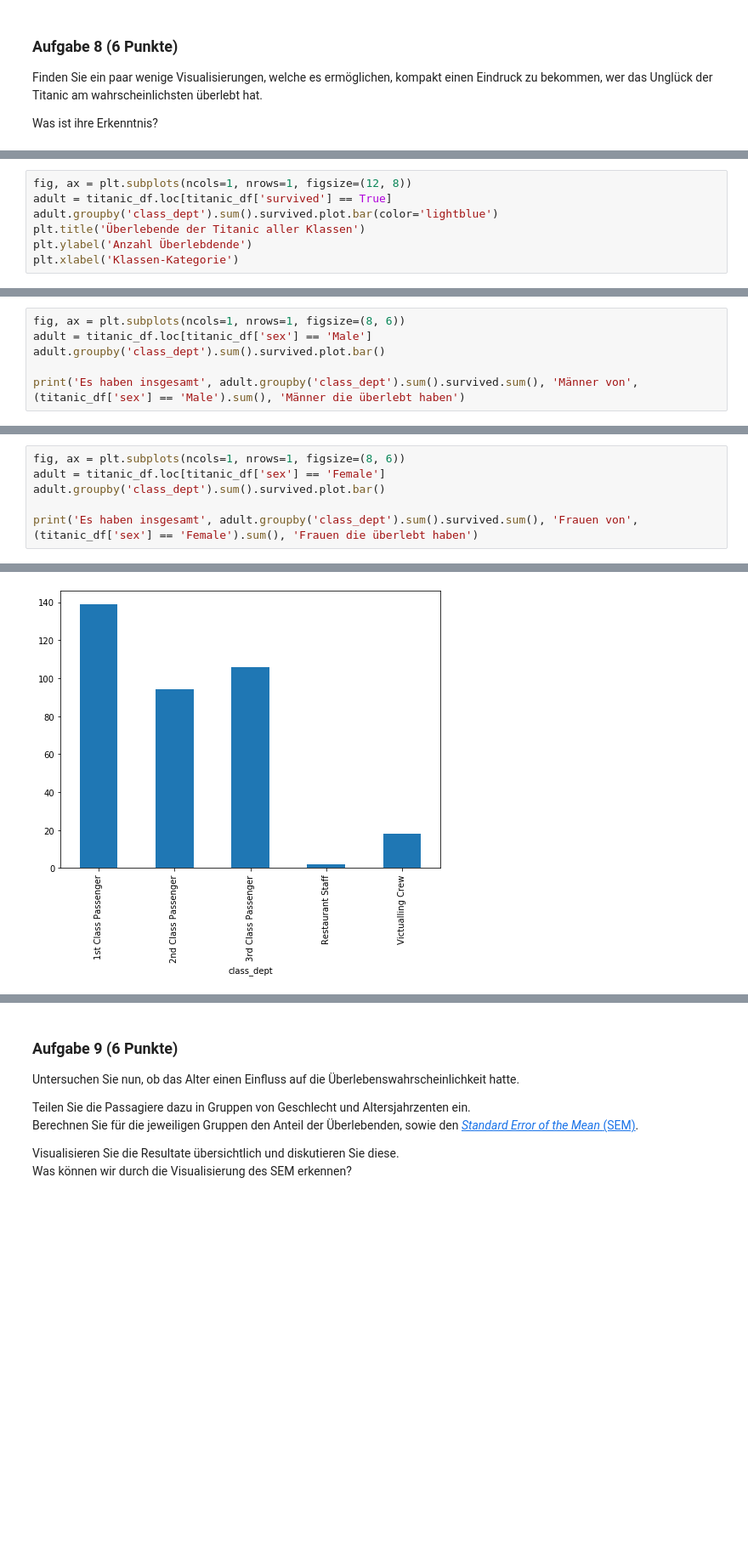
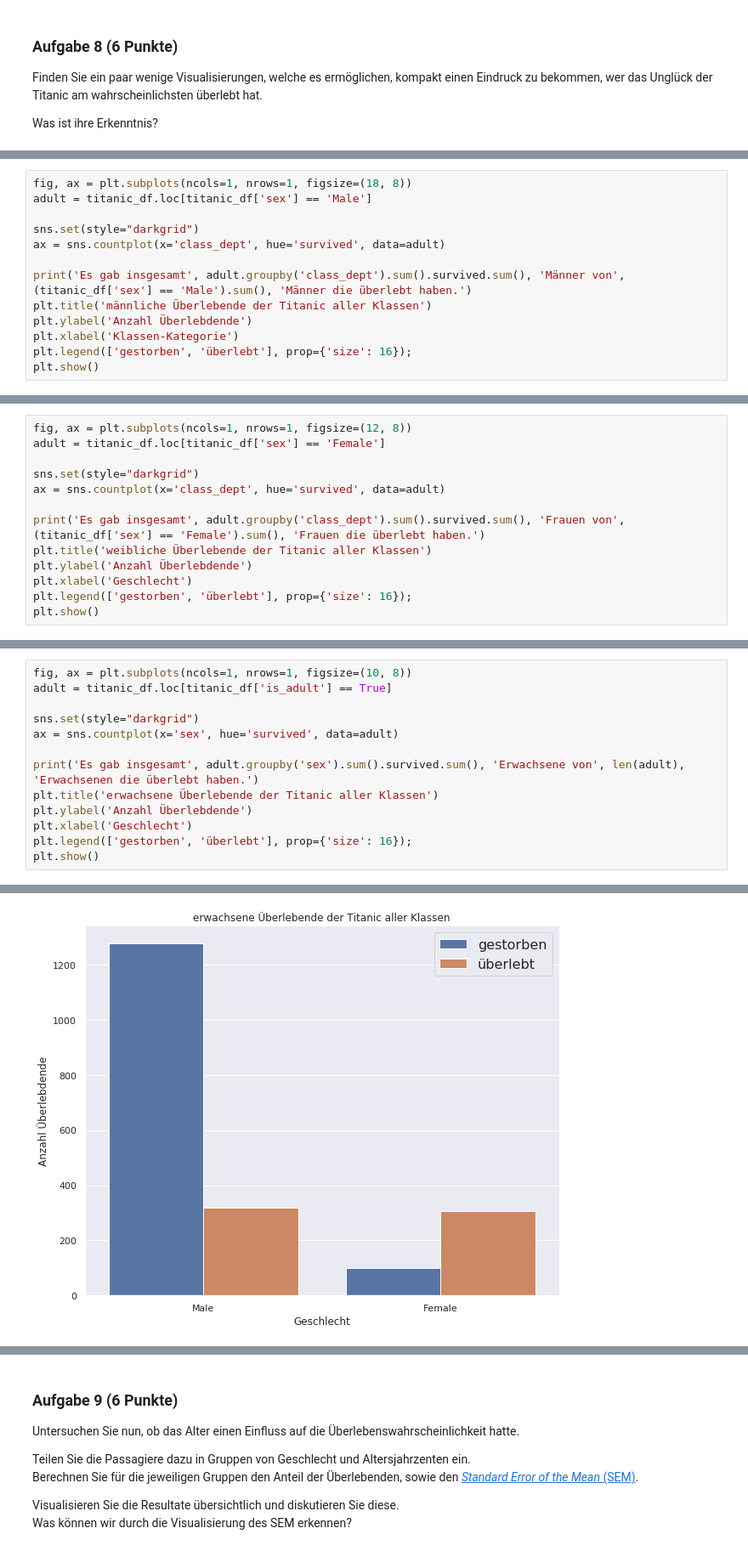
Before and after one commit to JuliaLauraMueller/dsp_hs2019, a Jupyter notebook: assignments/assignment11/exercise11.ipynb, the cells around one changed output, grey strips where cells are left out. Shown at 85% size. Saved outputs shown, nothing was run; the diff lists cells and outputs as text; blank space fills up the shorter version.

```diff
--- a/assignments/assignment11/exercise11.ipynb
+++ b/assignments/assignment11/exercise11.ipynb
@@ -483,8 +505,14 @@ plt.show()
 # %%
-fig, ax = plt.subplots(ncols=1, nrows=1, figsize=(12, 8))
-adult = titanic_df.loc[titanic_df['survived'] == True]
-adult.groupby('class_dept').sum().survived.plot.bar(color='lightblue')
-plt.title('Überlebende der Titanic aller Klassen')
+fig, ax = plt.subplots(ncols=1, nrows=1, figsize=(18, 8))
+adult = titanic_df.loc[titanic_df['sex'] == 'Male']
+
+sns.set(style="darkgrid")
+ax = sns.countplot(x='class_dept', hue='survived', data=adult)
+
+print('Es gab insgesamt', adult.groupby('class_dept').sum().survived.sum(), 'Männer von', (titanic_df['sex'] == 'Male').sum(), 'Männer die überlebt haben.')
+plt.title('männliche Überlebende der Titanic aller Klassen')
 plt.ylabel('Anzahl Überlebdende')
 plt.xlabel('Klassen-Kategorie')
+plt.legend(['gestorben', 'überlebt'], prop={'size': 16});
+plt.show()
 # %% [output]
@@ -493,7 +521,14 @@ Text(0.5, 0, 'Klassen-Kategorie')
 # %%
-fig, ax = plt.subplots(ncols=1, nrows=1, figsize=(8, 6))
-adult = titanic_df.loc[titanic_df['sex'] == 'Male']
-adult.groupby('class_dept').sum().survived.plot.bar()
+fig, ax = plt.subplots(ncols=1, nrows=1, figsize=(12, 8))
+adult = titanic_df.loc[titanic_df['sex'] == 'Female']
 
-print('Es haben insgesamt', adult.groupby('class_dept').sum().survived.sum(), 'Männer von', (titanic_df['sex'] == 'Male').sum(), 'Männer die überlebt haben')
+sns.set(style="darkgrid")
+ax = sns.countplot(x='class_dept', hue='survived', data=adult)
+
+print('Es gab insgesamt', adult.groupby('class_dept').sum().survived.sum(), 'Frauen von', (titanic_df['sex'] == 'Female').sum(), 'Frauen die überlebt haben.')
+plt.title('weibliche Überlebende der Titanic aller Klassen')
+plt.ylabel('Anzahl Überlebdende')
+plt.xlabel('Geschlecht')
+plt.legend(['gestorben', 'überlebt'], prop={'size': 16});
+plt.show()
 # %% [output]
@@ -502,7 +537,14 @@ Es haben insgesamt 353.0 Männer von 1719 Männer die überlebt haben
 # %%
-fig, ax = plt.subplots(ncols=1, nrows=1, figsize=(8, 6))
-adult = titanic_df.loc[titanic_df['sex'] == 'Female']
-adult.groupby('class_dept').sum().survived.plot.bar()
+fig, ax = plt.subplots(ncols=1, nrows=1, figsize=(10, 8))
+adult = titanic_df.loc[titanic_df['is_adult'] == True]
 
-print('Es haben insgesamt', adult.groupby('class_dept').sum().survived.sum(), 'Frauen von', (titanic_df['sex'] == 'Female').sum(), 'Frauen die überlebt haben')
+sns.set(style="darkgrid")
+ax = sns.countplot(x='sex', hue='survived', data=adult)
+
+print('Es gab insgesamt', adult.groupby('sex').sum().survived.sum(), 'Erwachsene von', len(adult), 'Erwachsenen die überlebt haben.')
+plt.title('erwachsene Überlebende der Titanic aller Klassen')
+plt.ylabel('Anzahl Überlebdende')
+plt.xlabel('Geschlecht')
+plt.legend(['gestorben', 'überlebt'], prop={'size': 16});
+plt.show()
 # %% [output]
@@ -510 +552 @@ Es haben insgesamt 359.0 Frauen von 489 Frauen die überlebt haben
-[figure, old version]
+[figure, new version]
```
Also changed, not shown: parts of 27 cells of this notebook, 1 other file.
